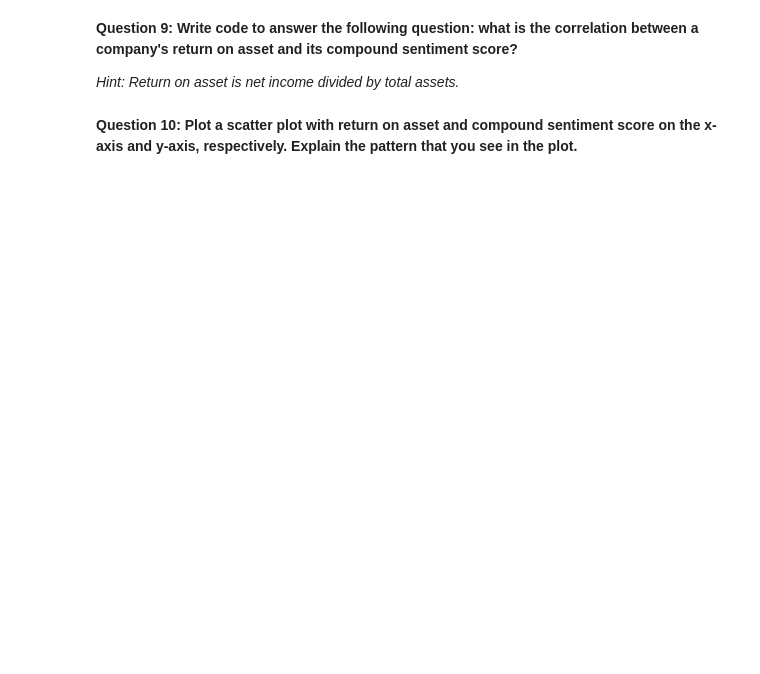
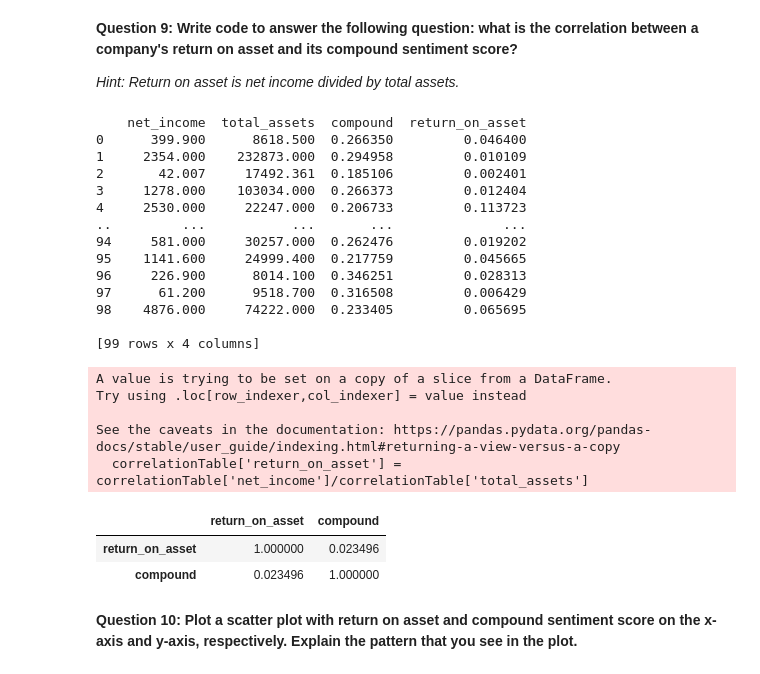
Before and after one commit to hud-turn/CIS-606-001, a Jupyter notebook: Coding/Assignment3/FA25_Assignment3_Pandas.ipynb, the cells around one changed output. Drawn from its saved outputs; the diff is of its cells as text; code cells hidden in the pictures; blank space fills up the shorter version.

```diff
--- a/Coding/Assignment3/FA25_Assignment3_Pandas.ipynb
+++ b/Coding/Assignment3/FA25_Assignment3_Pandas.ipynb
@@ -97,4 +145,9 @@ Name: 88, dtype: object
 # %% [markdown]
 **Question 7: Add a new column labeled as industry to merged_data. If sic_two_digit is 36, industry equals 'Electronics'. If sic_two_digit is 28, industry equals 'Chemicals'. If sic_two_digit is 73, industry is 'Business Services'. For other sic_two_digit values, industry is 'Others'**
+# %%
+merged_data['industry'] = 'Others'
+merged_data.loc[merged_data.index[merged_data['sic_two_digit'] == 28], 'industry'] = "Chemicals"
+merged_data.loc[merged_data.index[merged_data['sic_two_digit'] == 36], 'industry'] = "Electronics"
+merged_data.loc[merged_data.index[merged_data['sic_two_digit'] == 73], 'industry'] = "Business Services"
 # %% [markdown]
 **Question 8: Write code to answer the following question: for each industry (i.e., Electronics, Chemicals, Business Services and Others), what is the average revenue and average total_word_count?**
@@ -102,5 +160,33 @@ Name: 88, dtype: object
 **Question 9: Write code to answer the following question: what is the correlation between a company's return on asset and its compound sentiment score?**
 
 *Hint: Return on asset is net income divided by total assets.*
+# %%
+correlationTable = merged_data[['net_income','total_assets','compound']]
+correlationTable['return_on_asset'] = correlationTable['net_income']/correlationTable['total_assets']
+print(correlationTable)
+correlationTable[['return_on_asset','compound']].corr()
+# %% [output]
+    net_income  total_assets  compound  return_on_asset
+0      399.900      8618.500  0.266350         0.046400
+1     2354.000    232873.000  0.294958         0.010109
+2       42.007     17492.361  0.185106         0.002401
+3     1278.000    103034.000  0.266373         0.012404
+4     2530.000     22247.000  0.206733         0.113723
+..         ...           ...       ...              ...
+94     581.000     30257.000  0.262476         0.019202
+95    1141.600     24999.400  0.217759         0.045665
+96     226.900      8014.100  0.346251         0.028313
+97      61.200      9518.700  0.316508         0.006429
+98    4876.000     74222.000  0.233405         0.065695
+
+[99 rows x 4 columns]
+A value is trying to be set on a copy of a slice from a DataFrame.
+Try using .loc[row_indexer,col_indexer] = value instead
+
+See the caveats in the documentation: https://pandas.pydata.org/pandas-docs/stable/user_guide/indexing.html#returning-a-view-versus-a-copy
+  correlationTable['return_on_asset'] = correlationTable['net_income']/correlationTable['total_assets']
+|  | return_on_asset | compound |
+| return_on_asset | 1.000000 | 0.023496 |
+| compound | 0.023496 | 1.000000 |
 # %% [markdown]
 **Question 10: Plot a scatter plot with return on asset and compound sentiment score on the x-axis and y-axis, respectively. Explain the pattern that you see in the plot.**
```
Also changed, not shown: parts of 6 cells of this notebook, 1 other file.
